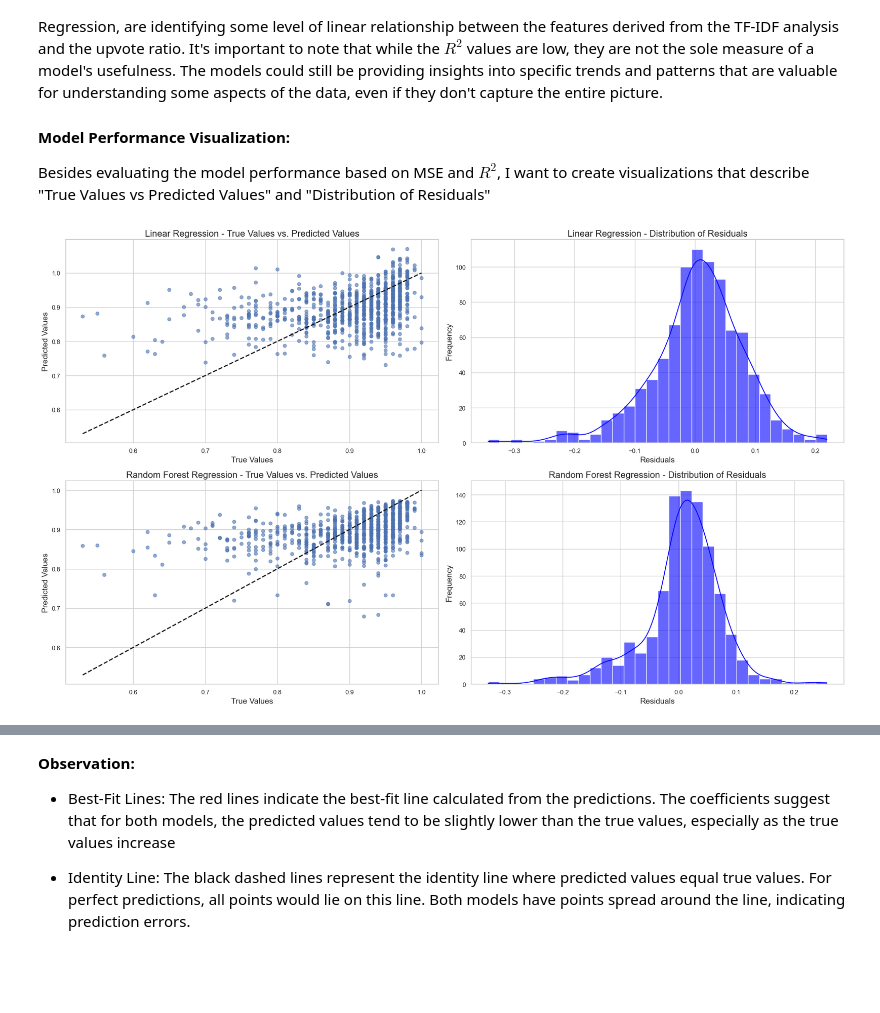
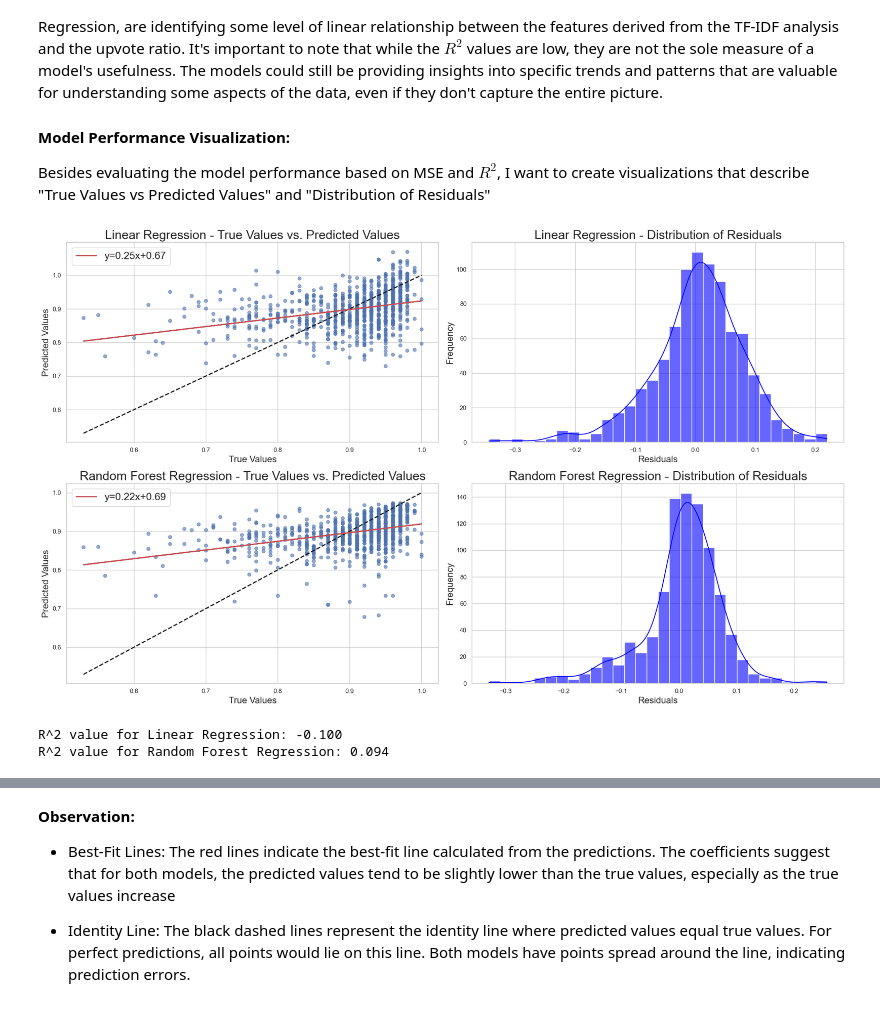
Before and after one commit to hoangttrang/hoang-nlp-final, a Jupyter notebook: hoang-nlp-final.ipynb, the cells around one changed output, grey strips where cells are left out. Saved outputs shown, nothing was run; the diff lists cells and outputs as text; code cells hidden in the pictures; blank space fills up the shorter version.

Commit message:
Fix readme and fontsize in figures for nb

```diff
--- a/hoang-nlp-final.ipynb
+++ b/hoang-nlp-final.ipynb
@@ -598,41 +598,58 @@ The reliability of both models as determinants of the upvote ratio is indeed cha
 #### Model Performance Visualization:
 Besides evaluating the model performance based on MSE and $R^2$, I want to create visualizations that describe "True Values vs Predicted Values" and "Distribution of Residuals"
 # %%
-
 # Set the style of seaborn
 sns.set(style="whitegrid")
+
+# Define the font size
+title_fontsize = 22
+axis_fontsize = 16
+legend_fontsize = 18
 
 # Initialize the figure and a grid of subplots
 fig, ax = plt.subplots(2, 2, figsize=(20, 12))
 
 # Scatter plot for true values vs. predicted values for Linear Regression
 ax[0, 0].scatter(y_test, ln_y_pred, alpha=0.6)
-ax[0, 0].set_title('Linear Regression - True Values vs. Predicted Values', fontsize=16)
-ax[0, 0].set_xlabel('True Values', fontsize=14)
-ax[0, 0].set_ylabel('Predicted Values', fontsize=14)
+ax[0, 0].set_title('Linear Regression - True Values vs. Predicted Values', fontsize=title_fontsize)
+ax[0, 0].set_xlabel('True Values', fontsize=axis_fontsize)
+ax[0, 0].set_ylabel('Predicted Values', fontsize=axis_fontsize)
 ax[0, 0].plot([y_test.min(), y_test.max()], [y_test.min(), y_test.max()], 'k--', lw=2)
+ax[0, 0].plot(y_test, slope_ln * y_test + intercept_ln, 'r-', lw=2, label=f'y={slope_ln:.2f}x+{intercept_ln:.2f}')
+ax[0, 0].legend(fontsize=legend_fontsize)
 
 # Residuals plot for Linear Regression
 sns.histplot(residuals_ln, kde=True, bins=30, color='blue', alpha=0.6, ax=ax[0, 1])
-ax[0, 1].set_title('Linear Regression - Distribution of Residuals', fontsize=16)
-ax[0, 1].set_xlabel('Residuals', fontsize=14)
-ax[0, 1].set_ylabel('Frequency', fontsize=14)
+ax[0, 1].set_title('Linear Regression - Distribution of Residuals', fontsize=title_fontsize)
+ax[0, 1].set_xlabel('Residuals', fontsize=axis_fontsize)
+ax[0, 1].set_ylabel('Frequency', fontsize=axis_fontsize)
 
 # Scatter plot for true values vs. predicted values for Random Forest Regression
 ax[1, 0].scatter(y_test, rf_y_pred, alpha=0.6)
-ax[1, 0].set_title('Random Forest Regression - True Values vs. Predicted Values', fontsize=16)
-ax[1, 0].set_xlabel('True Values', fontsize=14)
-ax[1, 0].set_ylabel('Predicted Values', fontsize=14)
+ax[1, 0].set_title('Random Forest Regression - True Values vs. Predicted Values', fontsize=title_fontsize)
+ax[1, 0].set_xlabel('True Values', fontsize=axis_fontsize)
+ax[1, 0].set_ylabel('Predicted Values', fontsize=axis_fontsize)
 ax[1, 0].plot([y_test.min(), y_test.max()], [y_test.min(), y_test.max()], 'k--', lw=2)
+ax[1, 0].plot(y_test, slope_rf * y_test + intercept_rf, 'r-', lw=2, label=f'y={slope_rf:.2f}x+{intercept_rf:.2f}')
+ax[1, 0].legend(fontsize=legend_fontsize)
 
 # Residuals plot for Random Forest Regression
 sns.histplot(residuals_rf, kde=True, bins=30, color='blue', alpha=0.6, ax=ax[1, 1])
-ax[1, 1].set_title('Random Forest Regression - Distribution of Residuals', fontsize=16)
-ax[1, 1].set_xlabel('Residuals', fontsize=14)
-ax[1, 1].set_ylabel('Frequency', fontsize=14)
+ax[1, 1].set_title('Random Forest Regression - Distribution of Residuals', fontsize=title_fontsize)
+ax[1, 1].set_xlabel('Residuals', fontsize=axis_fontsize)
+ax[1, 1].set_ylabel('Frequency', fontsize=axis_fontsize)
 
-# Adjust layout
+# Display the plots with the adjusted font sizes
 plt.tight_layout()
 plt.show()
+
+# Calculate the R^2 values
+r2_value_ln = r2_score(y_test, ln_y_pred)
+r2_value_rf = r2_score(y_test, rf_y_pred)
+
+print(f"R^2 value for Linear Regression: {r2_value_ln:.3f}")
+print(f"R^2 value for Random Forest Regression: {r2_value_rf:.3f}")
 # %% [output]
-[figure, old version]
+[figure, new version]
+R^2 value for Linear Regression: -0.100
+R^2 value for Random Forest Regression: 0.094
```
Also changed, not shown: parts of 4 cells of this notebook, 1 other file.
